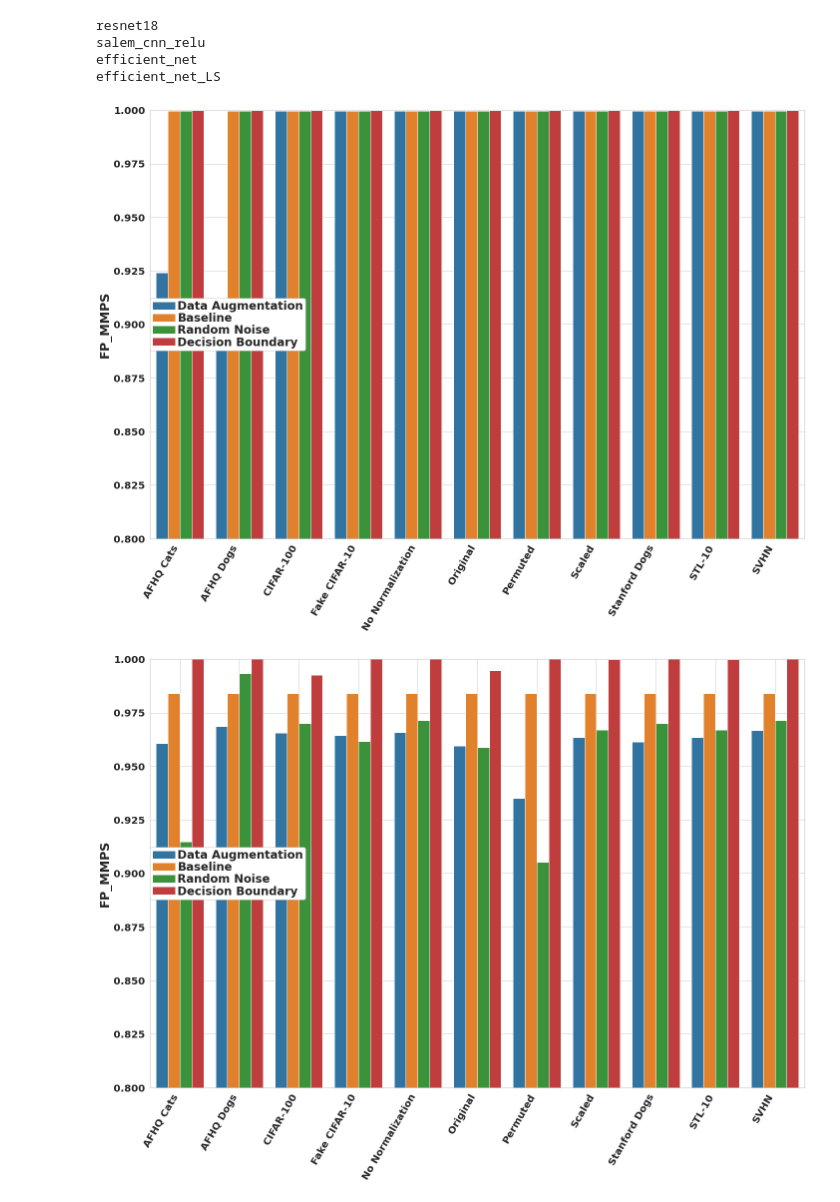
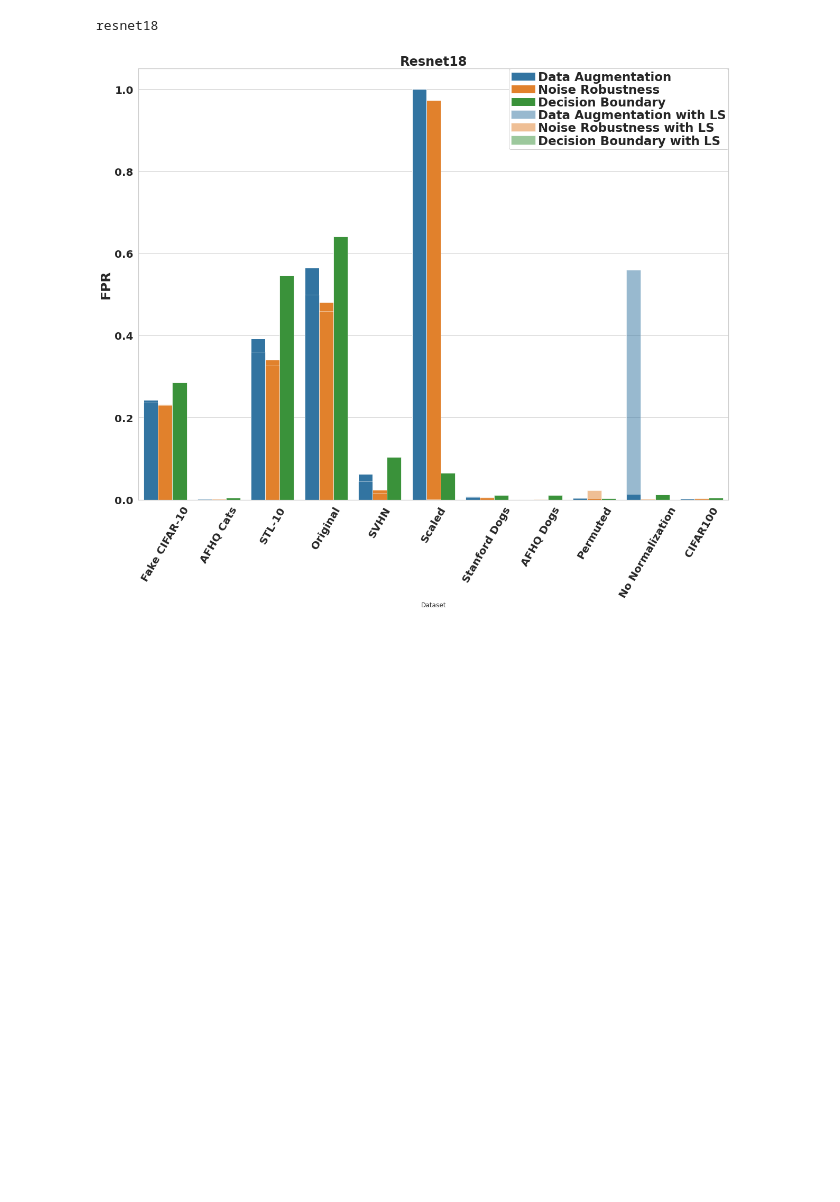
Before and after one commit to bettyballin/LabelOnlyMemInfAttacks, a Jupyter notebook: experiments/notebooks/visualize.ipynb, the cells around one changed output. Saved outputs shown, nothing was run; the diff lists cells and outputs as text; code cells hidden in the pictures; blank space fills up the shorter version.

Commit message:
visualization function

```diff
--- a/experiments/notebooks/visualize.ipynb
+++ b/experiments/notebooks/visualize.ipynb
@@ -76,17 +111,17 @@ def plot_dataframe(df1, figsize=(20, 15)):
 # %%
-models = ["resnet18","salem_cnn_relu", "efficient_net", "efficient_net_LS"]
+#transform_file("resnet18","resnet18",["AugmentationAttack","RandomNoiseAttack","DecisionBoundaryAttack"])
+#transform_file("resnet18_LS","resnet18_LS",["AugmentationAttack","RandomNoiseAttack","DecisionBoundaryAttack"])
+
+models = ["resnet18"]#,"salem_cnn_relu", "efficient_net", "efficient_net_LS"]
 for model in models:
     print(model)
-    df = get_cleaned_dataframe('../results/'+model+'_attack_results.csv')
-    df = pd.melt(df, id_vars=['Dataset'], var_name='Attack', value_name='FP_MMPS')
-    ax = plot_dataframe(df)
+    df, df_ls, df_llla = get_cleaned_dataframe('../results/'+model+'_attack_results.csv', 'FPR')
+    df = pd.melt(df, id_vars=['Dataset'], var_name='Attack', value_name='FPR')
+    if df_ls is not None:
+        df_ls = pd.melt(df_ls, id_vars=['Dataset'], var_name='Attack', value_name='FPR')
+    ax = plot_dataframe(model, 'FPR', df, df_ls)
     fig = ax.get_figure()
-    plt.tight_layout()
     fig.savefig(model+'_attack_results_scores.pdf')
 # %% [output]
 resnet18
-salem_cnn_relu
-efficient_net
-efficient_net_LS
-[figure, old version]
+[figure, new version]
-[figure, removed]
```
Also changed, not shown: parts of 5 cells of this notebook, 13 other files.
